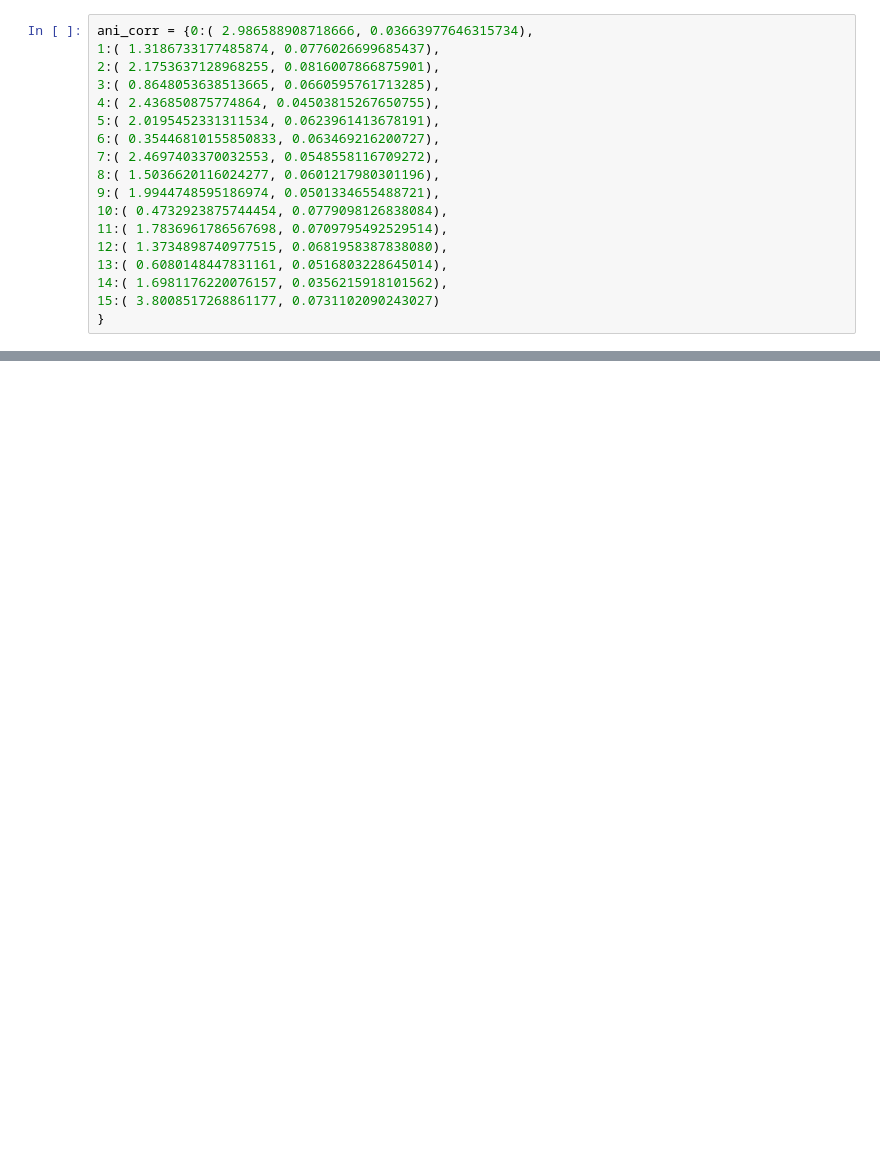
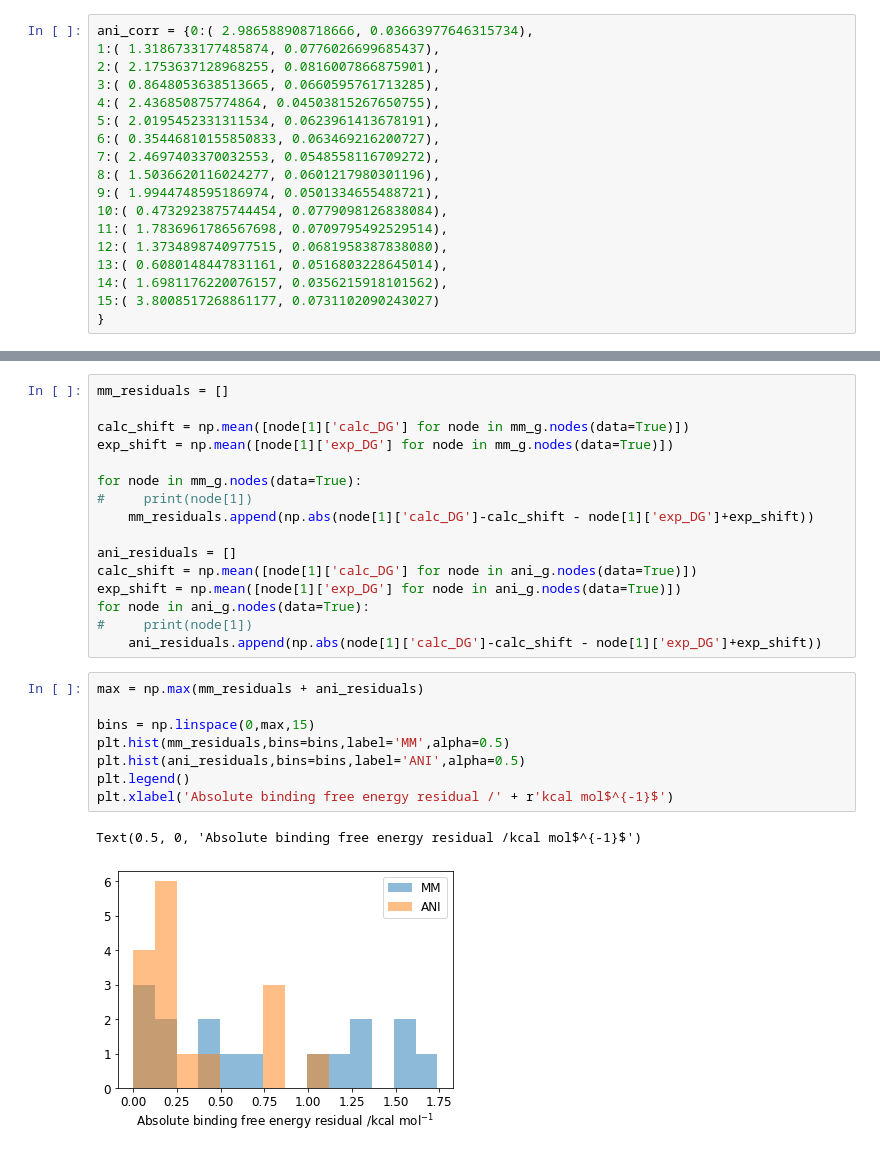
Before and after one commit to choderalab/nn-endstates, a Jupyter notebook: tyk2_hrestraints/Tyk2.ipynb, the cells around one changed output, grey strips where cells are left out. Saved outputs shown, nothing was run; the diff lists cells and outputs as text; blank space fills up the shorter version.

```diff
--- a/tyk2_hrestraints/Tyk2.ipynb
+++ b/tyk2_hrestraints/Tyk2.ipynb
@@ -62,0 +68,27 @@ plotting.plot_DGs(g)
+# %%
+mm_residuals = []
+
+calc_shift = np.mean([node[1]['calc_DG'] for node in mm_g.nodes(data=True)])
+exp_shift = np.mean([node[1]['exp_DG'] for node in mm_g.nodes(data=True)])
+
+for node in mm_g.nodes(data=True):
+#     print(node[1])
+    mm_residuals.append(np.abs(node[1]['calc_DG']-calc_shift - node[1]['exp_DG']+exp_shift))
+
+ani_residuals = []
+calc_shift = np.mean([node[1]['calc_DG'] for node in ani_g.nodes(data=True)])
+exp_shift = np.mean([node[1]['exp_DG'] for node in ani_g.nodes(data=True)])
+for node in ani_g.nodes(data=True):
+#     print(node[1])
+    ani_residuals.append(np.abs(node[1]['calc_DG']-calc_shift - node[1]['exp_DG']+exp_shift))
+# %%
+max = np.max(mm_residuals + ani_residuals)
+
+bins = np.linspace(0,max,15)
+plt.hist(mm_residuals,bins=bins,label='MM',alpha=0.5)
+plt.hist(ani_residuals,bins=bins,label='ANI',alpha=0.5)
+plt.legend()
+plt.xlabel('Absolute binding free energy residual /' + r'kcal mol$^{-1}$')
+# %% [output]
+Text(0.5, 0, 'Absolute binding free energy residual /kcal mol$^{-1}$')
+[figure, added]
```
Also changed, not shown: parts of 3 cells of this notebook.
